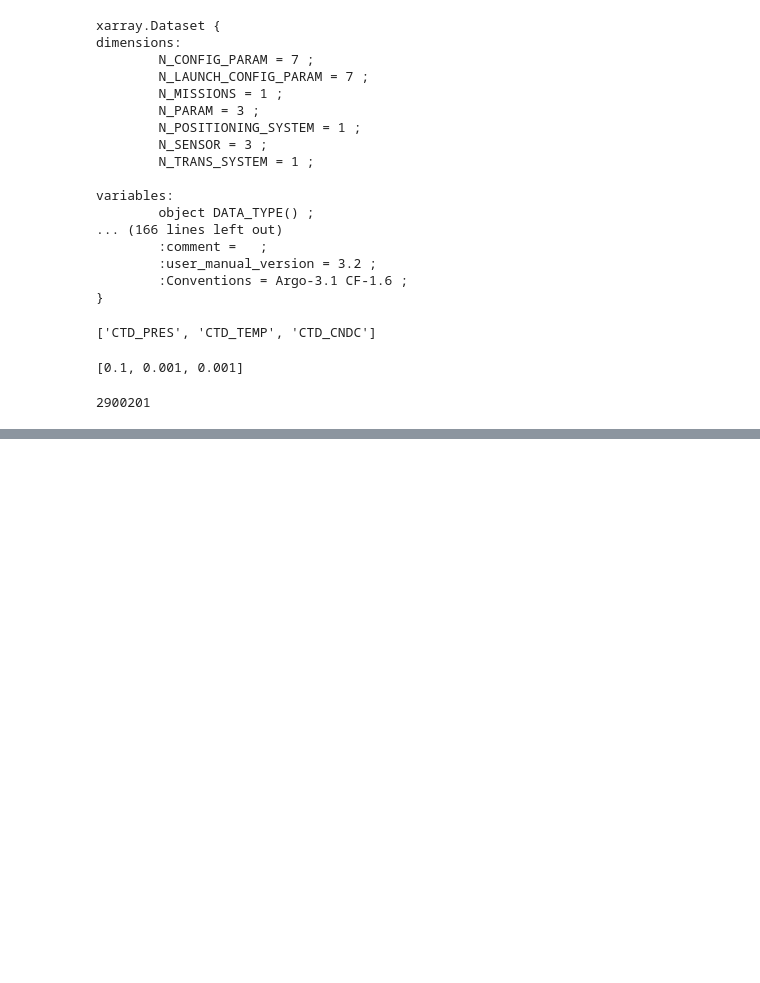
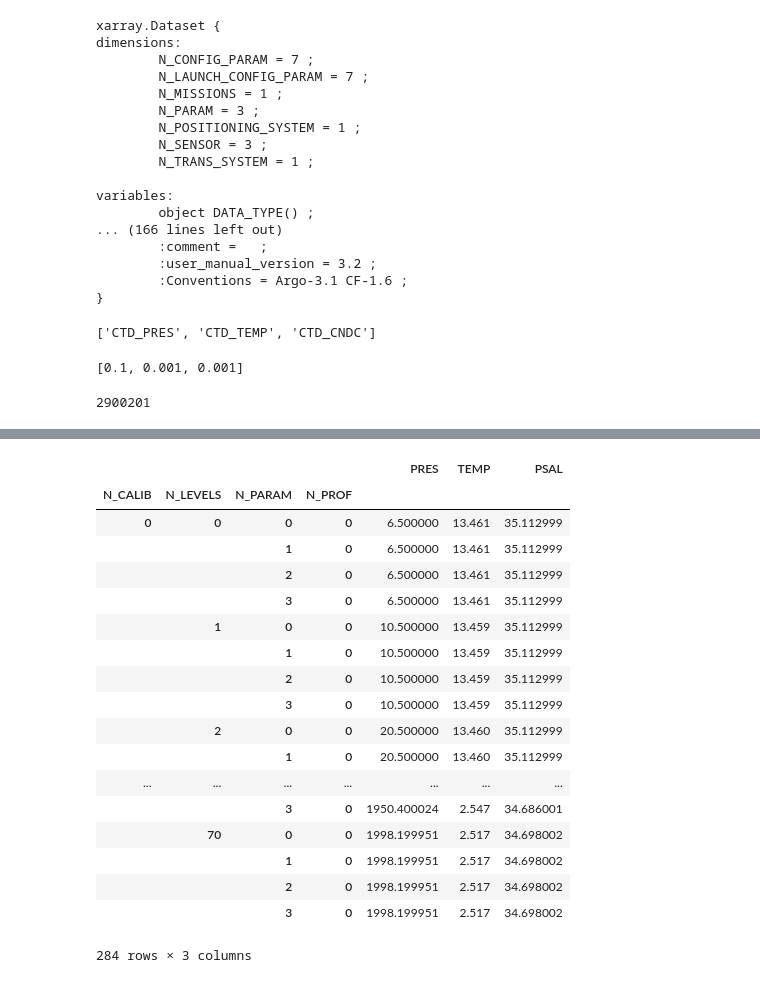
Before and after one commit to tylertucker202/argo-database, a Jupyter notebook: round-meas/Untitled.ipynb, the cells around one changed output, grey strips where cells are left out. Drawn from its saved outputs; the diff is of its cells as text; code cells hidden in the pictures; blank space fills up the shorter version.

Commit message:
rounding data, using xarray to open netcdf, updating tests

```diff
--- a/round-meas/Untitled.ipynb
+++ b/round-meas/Untitled.ipynb
@@ -49,0 +122,3 @@ pn
+# %%
+fileName = '/home/tyler/Desktop/argo-database/test/test-files/aoml/1900722/profiles/SD1900722_004.nc'
+profXR = xr.open_dataset(fileName)
@@ -49,0 +195,4 @@ pn
+# %%
+df = profXR.to_dataframe()
+print(df.shape)
+print(df.columns)
@@ -49,0 +219,22 @@ pn
+# %%
+df[['PRES', 'TEMP', 'PSAL']]
+# %% [output]
+|  |  |  |  | PRES | TEMP | PSAL |
+| N_CALIB | N_LEVELS | N_PARAM | N_PROF |  |  |  |
+| 0 | 0 | 0 | 0 | 6.500000 | 13.461 | 35.112999 |
+|  |  | 1 | 0 | 6.500000 | 13.461 | 35.112999 |
+|  |  | 2 | 0 | 6.500000 | 13.461 | 35.112999 |
+|  |  | 3 | 0 | 6.500000 | 13.461 | 35.112999 |
+|  | 1 | 0 | 0 | 10.500000 | 13.459 | 35.112999 |
+|  |  | 1 | 0 | 10.500000 | 13.459 | 35.112999 |
+|  |  | 2 | 0 | 10.500000 | 13.459 | 35.112999 |
+|  |  | 3 | 0 | 10.500000 | 13.459 | 35.112999 |
+|  | 2 | 0 | 0 | 20.500000 | 13.460 | 35.112999 |
+|  |  | 1 | 0 | 20.500000 | 13.460 | 35.112999 |
+| ... | ... | ... | ... | ... | ... | ... |
+|  |  | 3 | 0 | 1950.400024 | 2.547 | 34.686001 |
+|  | 70 | 0 | 0 | 1998.199951 | 2.517 | 34.698002 |
+|  |  | 1 | 0 | 1998.199951 | 2.517 | 34.698002 |
+|  |  | 2 | 0 | 1998.199951 | 2.517 | 34.698002 |
+|  |  | 3 | 0 | 1998.199951 | 2.517 | 34.698002 |
+284 rows × 3 columns
```
Also changed, not shown: parts of 20 cells of this notebook, 8 other files.
